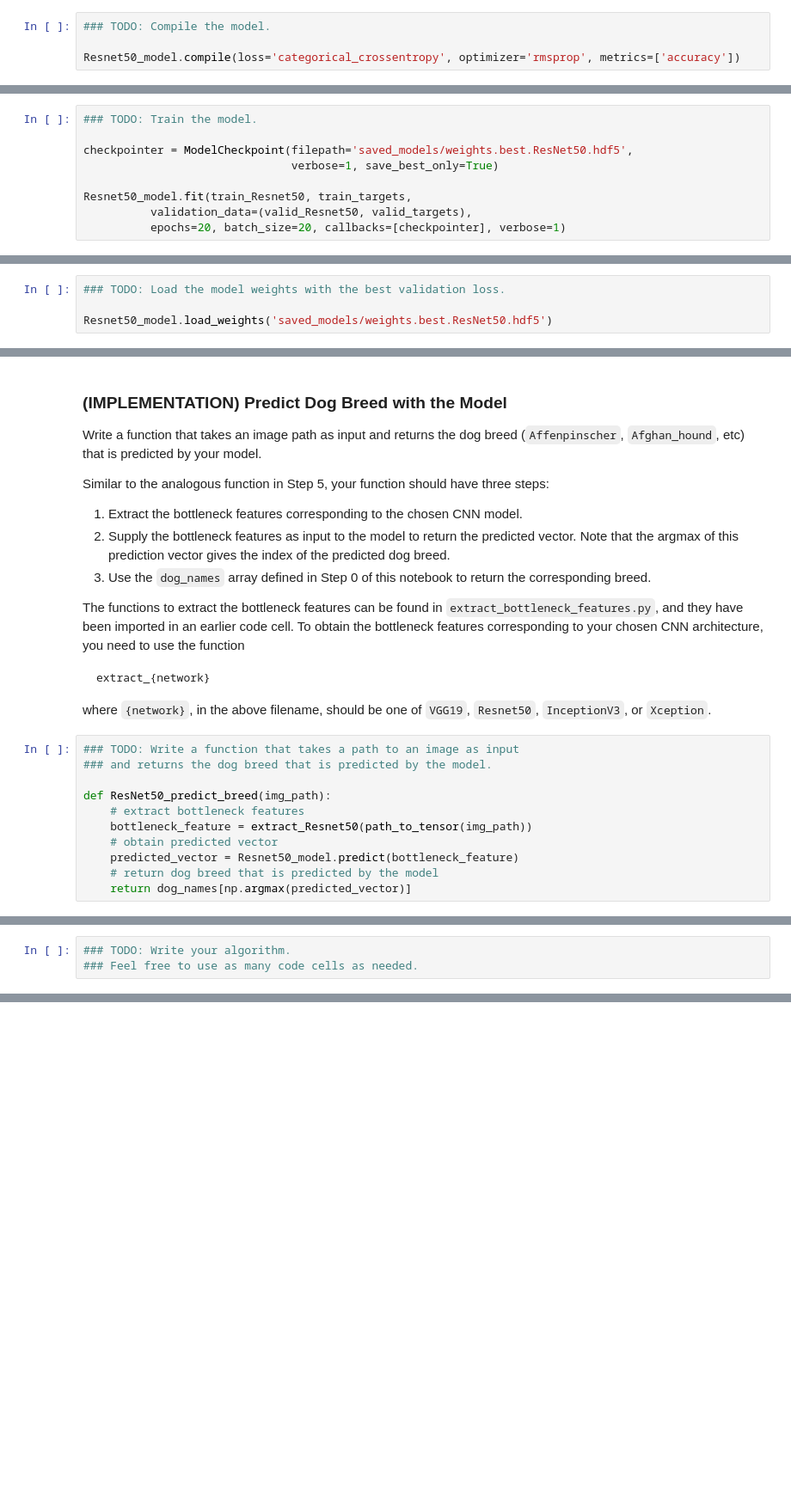
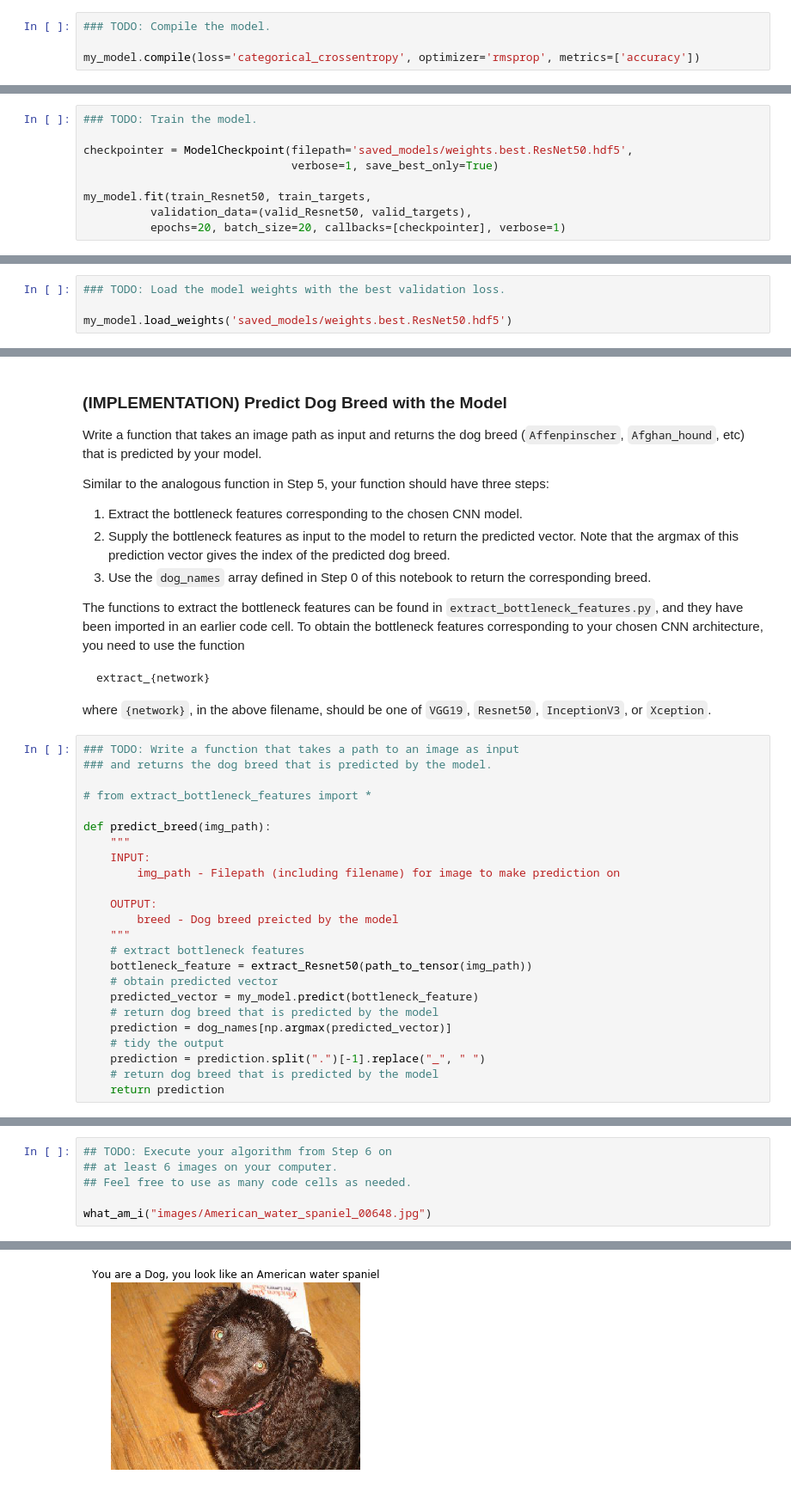
Before and after one commit to udacity/dog-project, a Jupyter notebook: dog_app.ipynb, the cells around one changed output, grey strips where cells are left out. Shown at 86% size. Cells and saved outputs as stored; diff of their text form; blank space fills up the shorter version.

Commit message:
Steps 5&6 Done; Step 7 In progress
Minimal working version
Step 7 could do with some better examples and a more complete answer to Question

```diff
--- a/dog_app.ipynb
+++ b/dog_app.ipynb
@@ -658,7 +648,7 @@ _________________________________________________________________
 # %%
 ### TODO: Compile the model.
 
-Resnet50_model.compile(loss='categorical_crossentropy', optimizer='rmsprop', metrics=['accuracy'])
+my_model.compile(loss='categorical_crossentropy', optimizer='rmsprop', metrics=['accuracy'])
 # %% [markdown]
 ### (IMPLEMENTATION) Train the Model
 
@@ -671,7 +661,7 @@ You are welcome to [augment the training data](https://blog.keras.io/building-po
 checkpointer = ModelCheckpoint(filepath='saved_models/weights.best.ResNet50.hdf5',
                                verbose=1, save_best_only=True)
 
-Resnet50_model.fit(train_Resnet50, train_targets,
+my_model.fit(train_Resnet50, train_targets,
           validation_data=(valid_Resnet50, valid_targets),
           epochs=20, batch_size=20, callbacks=[checkpointer], verbose=1)
 # %% [output]
@@ -698,7 +688,7 @@ Epoch 20/20
 # %%
 ### TODO: Load the model weights with the best validation loss.
 
-Resnet50_model.load_weights('saved_models/weights.best.ResNet50.hdf5')
+my_model.load_weights('saved_models/weights.best.ResNet50.hdf5')
 # %% [markdown]
 ### (IMPLEMENTATION) Test the Model
 
@@ -733,13 +723,26 @@ where `{network}`, in the above filename, should be one of `VGG19`, `Resnet50`,
 ### TODO: Write a function that takes a path to an image as input
 ### and returns the dog breed that is predicted by the model.
 
-def ResNet50_predict_breed(img_path):
+# from extract_bottleneck_features import *
+
+def predict_breed(img_path):
+    """
+    INPUT:
+        img_path - Filepath (including filename) for image to make prediction on
+
+    OUTPUT:
+        breed - Dog breed preicted by the model
+    """
     # extract bottleneck features
     bottleneck_feature = extract_Resnet50(path_to_tensor(img_path))
     # obtain predicted vector
-    predicted_vector = Resnet50_model.predict(bottleneck_feature)
+    predicted_vector = my_model.predict(bottleneck_feature)
     # return dog breed that is predicted by the model
-    return dog_names[np.argmax(predicted_vector)]
+    prediction = dog_names[np.argmax(predicted_vector)]
+    # tidy the output
+    prediction = prediction.split(".")[-1].replace("_", " ")
+    # return dog breed that is predicted by the model
+    return prediction
 # %% [markdown]
 ---
 <a id='step6'></a>
@@ -761,3 +826,7 @@ This photo looks like an Afghan Hound.
 # %%
-### TODO: Write your algorithm.
-### Feel free to use as many code cells as needed.
+## TODO: Execute your algorithm from Step 6 on
+## at least 6 images on your computer.
+## Feel free to use as many code cells as needed.
+
+what_am_i("images/American_water_spaniel_00648.jpg")
+# %% [output]
@@ -763,0 +835 @@ This photo looks like an Afghan Hound.
+[figure, added]
```
Also changed, not shown: parts of 23 cells of this notebook, 1 other file.
